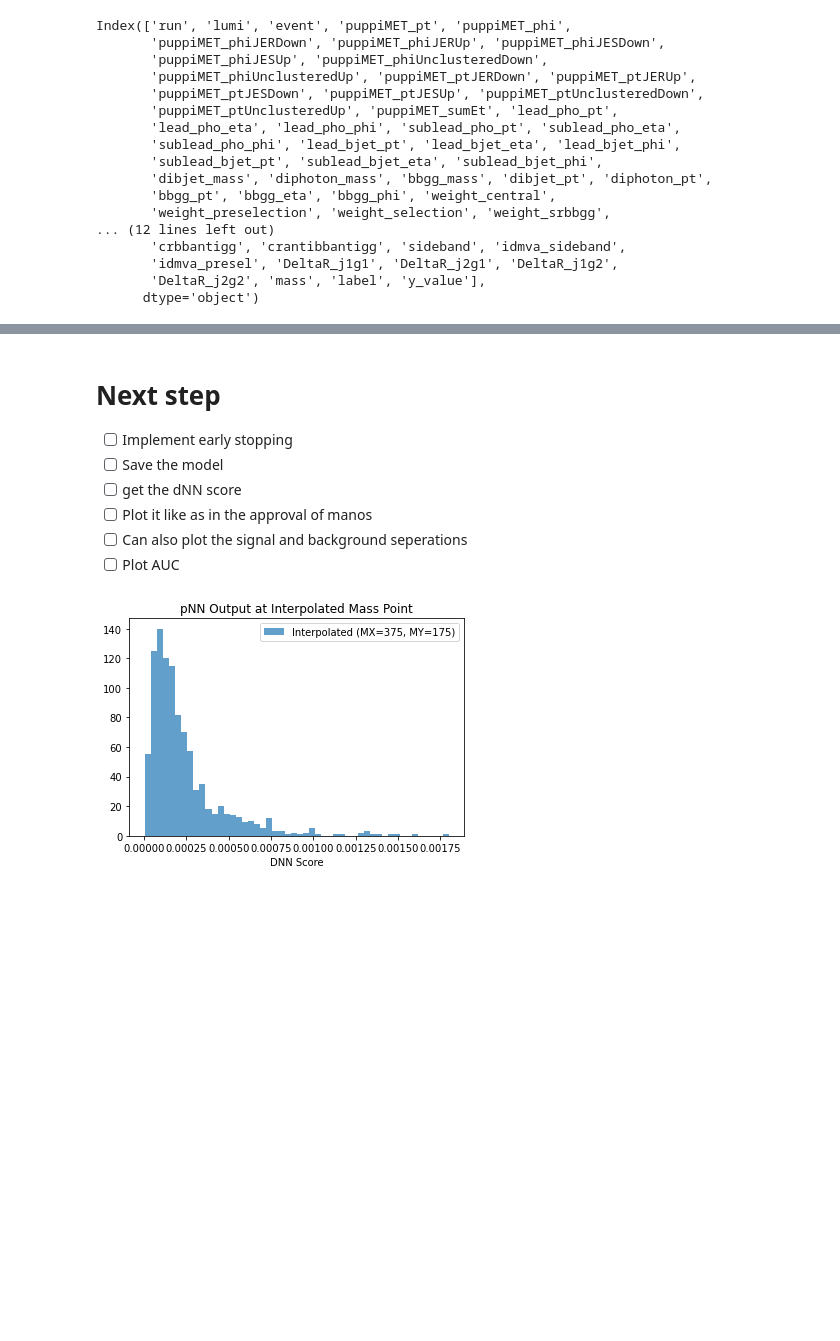
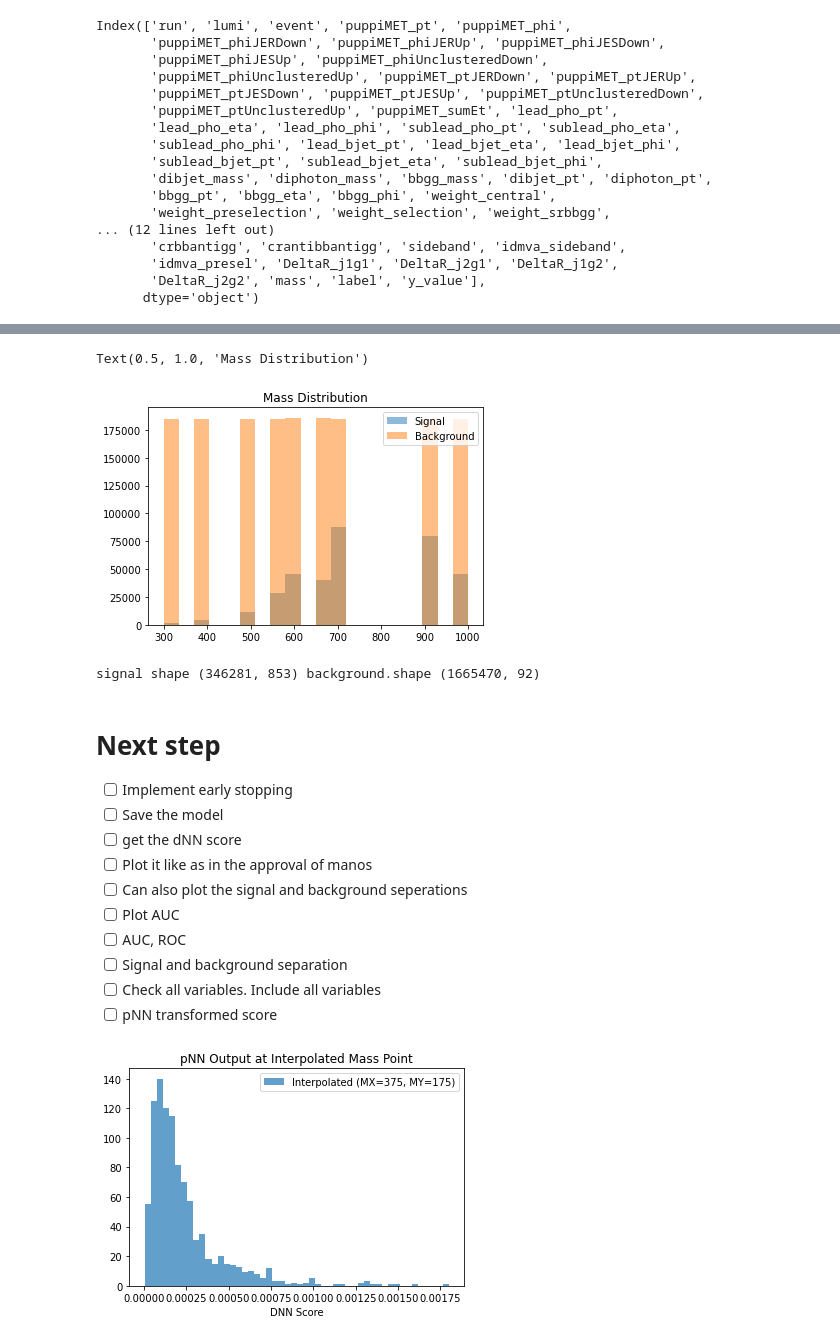
Before and after one commit to tiwariPC/hhbbgg_AwkwardAnalyzer, a Jupyter notebook: ML_Application/parametrized_DNN/parametrized_DNN-final.ipynb, the cells around one changed output, grey strips where cells are left out. Drawn from its saved outputs; the diff is of its cells as text; code cells hidden in the pictures; blank space fills up the shorter version.

```diff
--- a/ML_Application/parametrized_DNN/parametrized_DNN-final.ipynb
+++ b/ML_Application/parametrized_DNN/parametrized_DNN-final.ipynb
@@ -335,0 +261,16 @@ Test Loss: 0.0002 | Test Acc: 1.0000 | Test AUC: 1.0000
+# %%
+# Mass distribution
+import matplotlib.pyplot as plt
+
+plt.hist(signal_df['mass'], bins=20, alpha=0.5, label='Signal')
+plt.hist(df_background['mass'], bins=20, alpha=0.5, label='Background')
+plt.legend()
+plt.title("Mass Distribution")
+# %% [output]
+Text(0.5, 1.0, 'Mass Distribution')
+[figure, added]
+# %%
+# class balance
+print("signal shape", signal_df.shape, "background.shape", df_background.shape)
+# %% [output]
+signal shape (346281, 853) background.shape (1665470, 92)
@@ -342,6 +344,10 @@ Test Loss: 0.0002 | Test Acc: 1.0000 | Test AUC: 1.0000
 - [ ] Plot it like as in the approval of manos
 - [ ] Can also plot the signal and background seperations
 - [ ] Plot AUC
+- [ ] AUC, ROC
+- [ ] Signal and background separation
+- [ ] Check all variables. Include all variables
+- [ ] pNN transformed score
 # %%
 ## Debugging
 interpolation_mass = 375  # between 300 and 400
```
Also changed, not shown: parts of 6 cells of this notebook, 2 other files.
